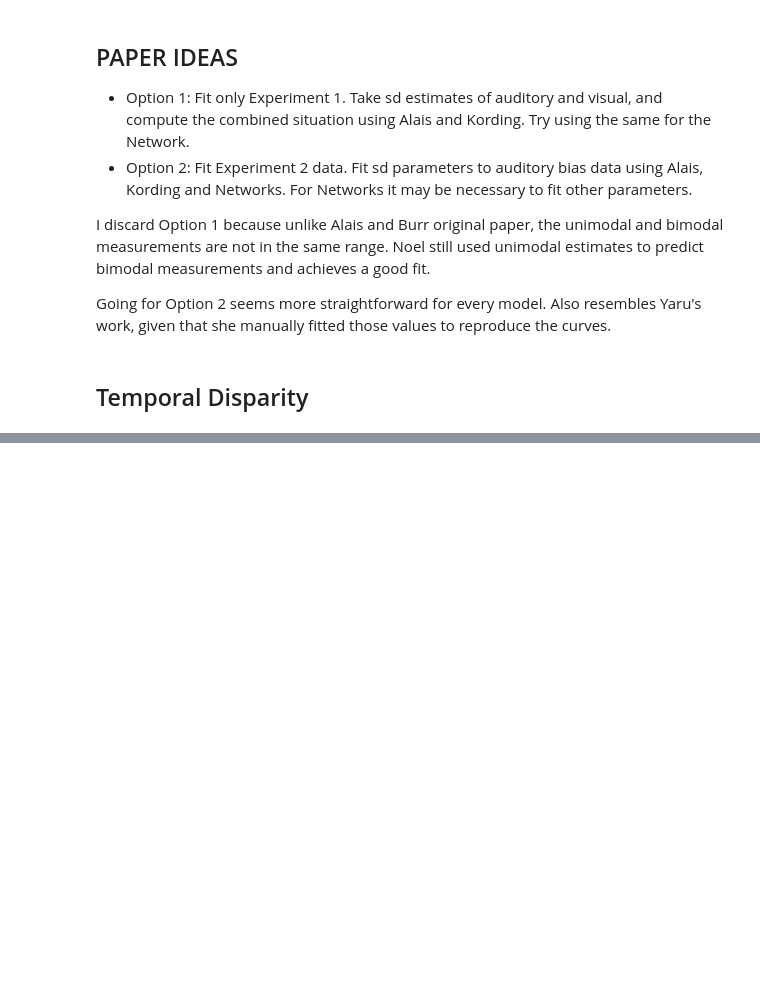
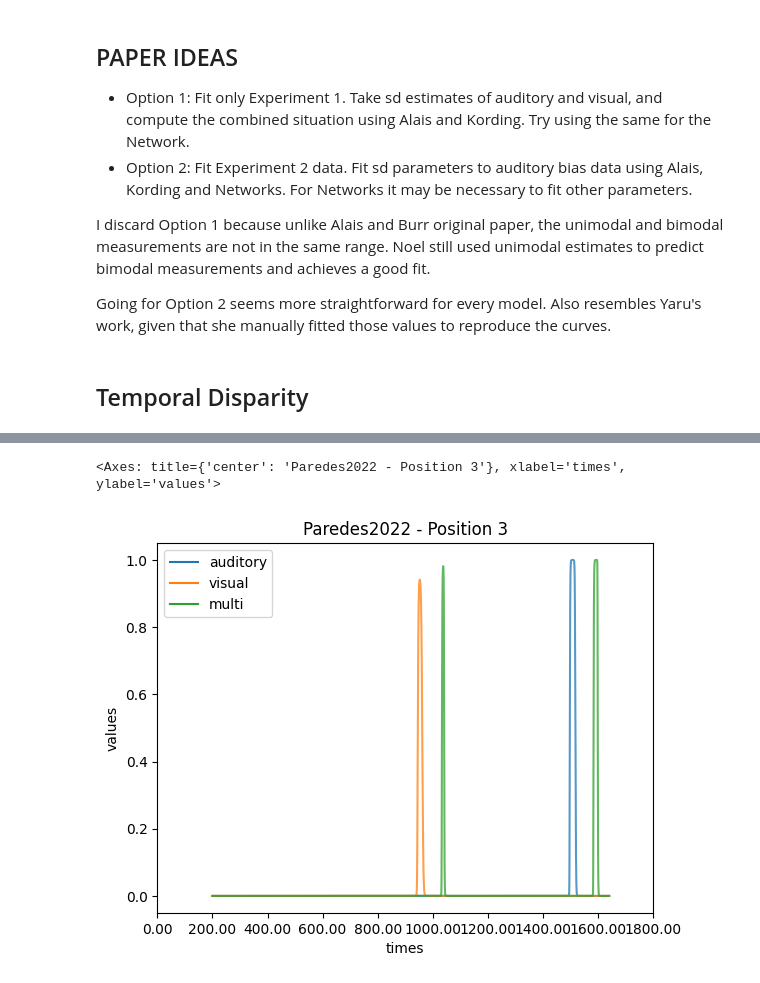
Before and after one commit to renatoparedes/NeuroMSI-Network, a Jupyter notebook: Sample.ipynb, the cells around one changed output, grey strips where cells are left out. Drawn from its saved outputs; the diff is of its cells as text; code cells hidden in the pictures; blank space fills up the shorter version.

Commit message:
Temporal Fit attempt

```diff
--- a/Sample.ipynb
+++ b/Sample.ipynb
@@ -450,0 +475,5 @@ ax1.plot(temporal_dis, temporal_causes_data)
+# %%
+temporal_res_paredes_causes[-1].plot.linet()
+# %% [output]
+<Axes: title={'center': 'Paredes2022 - Position 3'}, xlabel='times', ylabel='values'>
+[figure, added]
```
Also changed, not shown: parts of 3 cells of this notebook, 1 other file.
